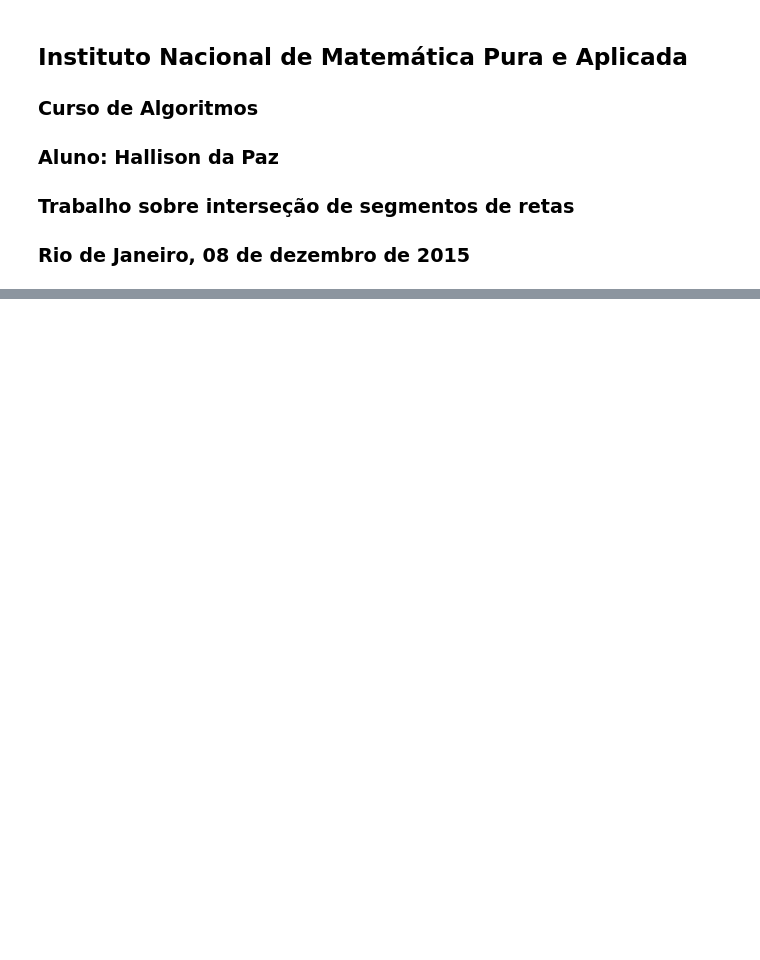
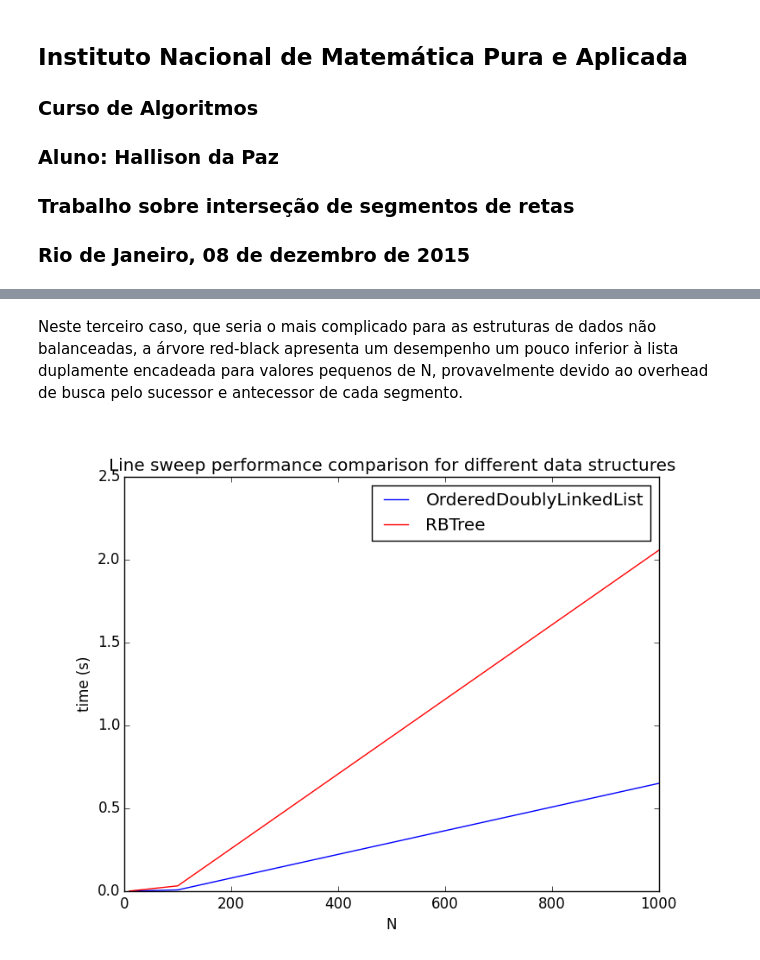
Before and after one commit to hallpaz/Algorithms-Course-IMPA-2015, a Jupyter notebook: assignments/intersection/intersection_report.ipynb, the cells around one changed output, grey strips where cells are left out. Cells and saved outputs as stored; diff of their text form; code cells hidden in the pictures; blank space fills up the shorter version.

```diff
--- a/assignments/intersection/intersection_report.ipynb
+++ b/assignments/intersection/intersection_report.ipynb
@@ -62,0 +73,7 @@ plotPerformanceGraph(limit, third_test_times, names, colors, testlabel)
+# %% [markdown]
+Neste terceiro caso, que seria o mais complicado para as estruturas de dados não balanceadas, a árvore red-black apresenta um desempenho um pouco inferior à lista duplamente encadeada para valores pequenos de N, provavelmente devido ao overhead de busca pelo sucessor e antecessor de cada segmento.
+# %%
+img = Image.open(images_folder + "Third Test_3.png")
+img
+# %% [output]
+[figure, added]
```
Also changed, not shown: parts of 13 cells of this notebook, 9 other files.
